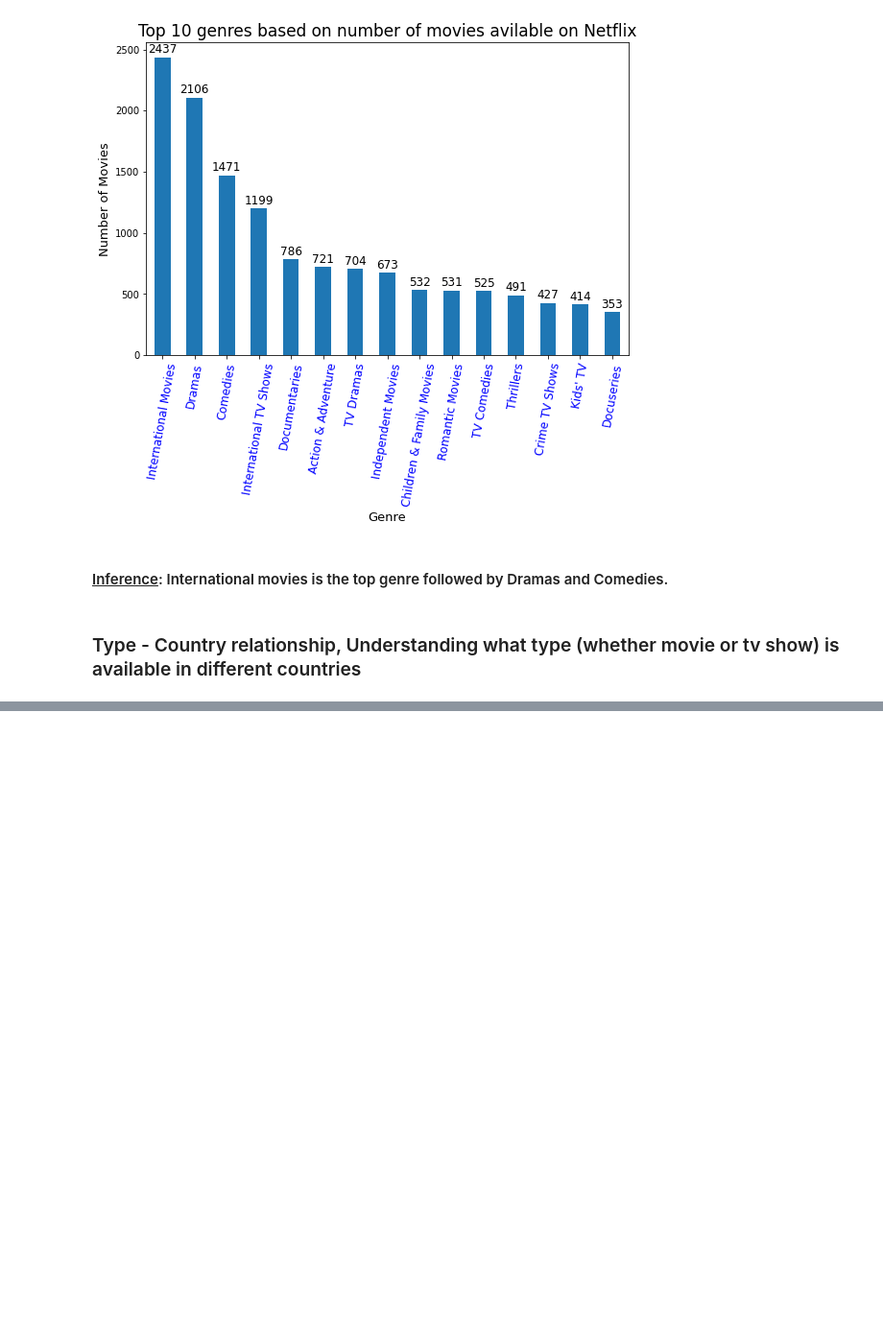
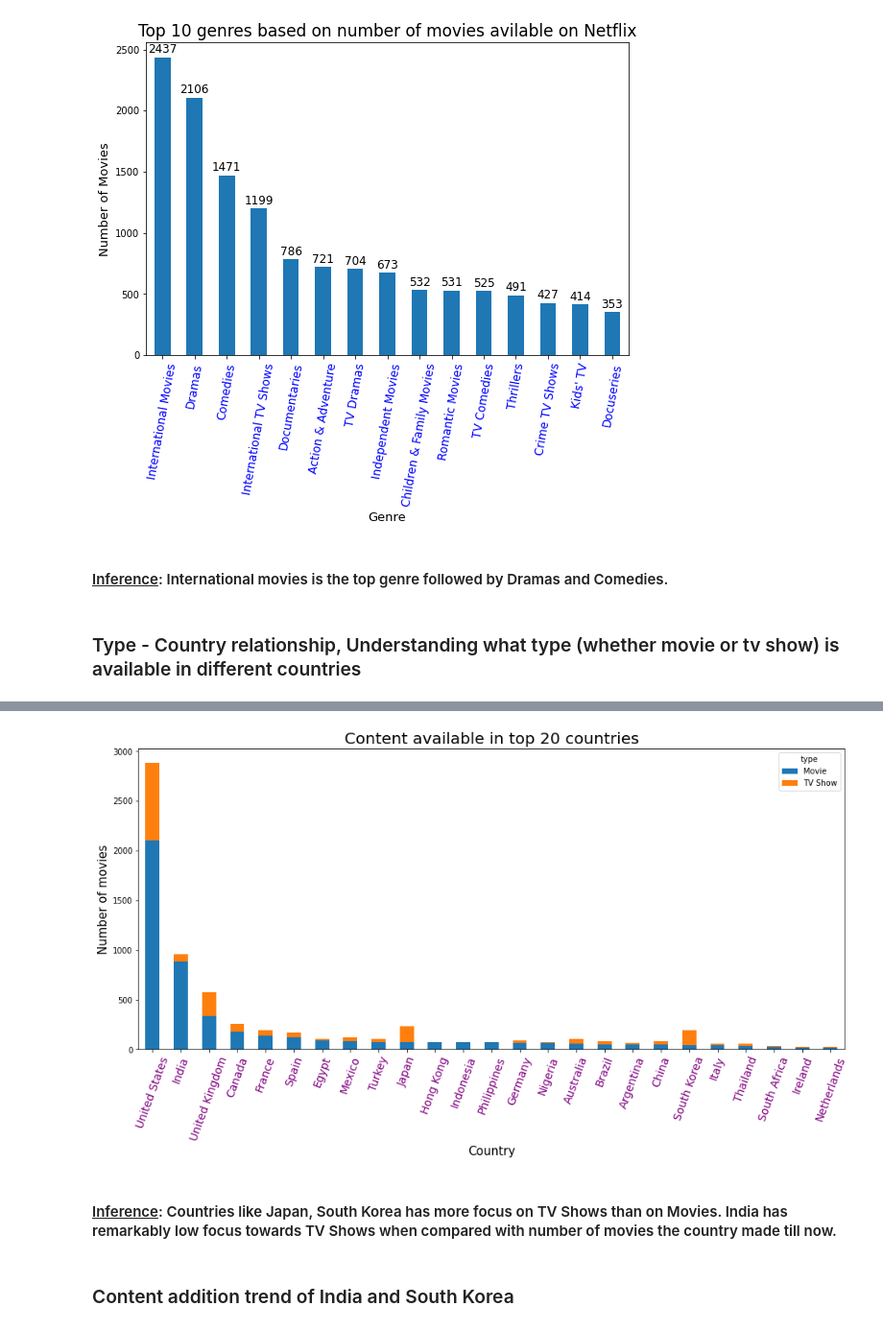
Before and after one commit to RoshanJamthe/NETFLIX-MOVIES-AND-TV-SHOWS-CLUSTERING, a Jupyter notebook: NETFLIX_MOVIES_AND_TV_SHOWS_CLUSTERING.ipynb, the cells around one changed output, grey strips where cells are left out. Shown at 96% size. Drawn from its saved outputs; the diff is of its cells as text; code cells hidden in the pictures; blank space fills up the shorter version.

```diff
--- a/NETFLIX_MOVIES_AND_TV_SHOWS_CLUSTERING.ipynb
+++ b/NETFLIX_MOVIES_AND_TV_SHOWS_CLUSTERING.ipynb
@@ -489,0 +432,14 @@ netflix_data.head()
+# %%
+country_data = [] # Get all the occurences of countries in country feature in this list
+for string in netflix_data[~netflix_data['country'].isna()]['country'].tolist():
+  temp = string.split(',')
+  country_data.append(temp[0].strip())
+# %%
+# Get a copy of netflix_data
+country_df = netflix_data[~netflix_data['country'].isna()].copy()
+
+# Create a main_country column
+country_df['main_country'] = country_data
+# %%
+country_type = country_df[['show_id','type','main_country']].groupby(['main_country','type']).count().reset_index()
+country_type.head()
@@ -489,0 +453,4 @@ netflix_data.head()
+# %%
+# Using pivot function to create a table of index = country, columns = type, values = show_id
+country_type_pivoted = country_type.pivot('main_country', 'type', 'show_id').fillna(0).sort_values(['Movie','TV Show'],ascending=False).reset_index()
+country_type_pivoted
@@ -489,0 +471,13 @@ netflix_data.head()
+# %%
+country_type_pivoted[:25].set_index('main_country').plot(kind='bar', stacked=True, figsize=(16,7))
+plt.xlabel("Country", fontsize=15)
+plt.xticks(rotation=70,color='purple',size=14)
+plt.ylabel("Number of movies", fontsize=15)
+plt.title("Content available in top 20 countries", fontsize=20)
+plt.show()
+# %% [output]
+[figure, added]
+# %% [markdown]
+#### <u>Inference</u>: Countries like Japan, South Korea has more focus on TV Shows than on Movies. India has remarkably low focus towards TV Shows when compared with number of movies the country made till now.
+# %% [markdown]
+### Content addition trend of India and South Korea
```
Also changed, not shown: parts of 142 cells of this notebook.
